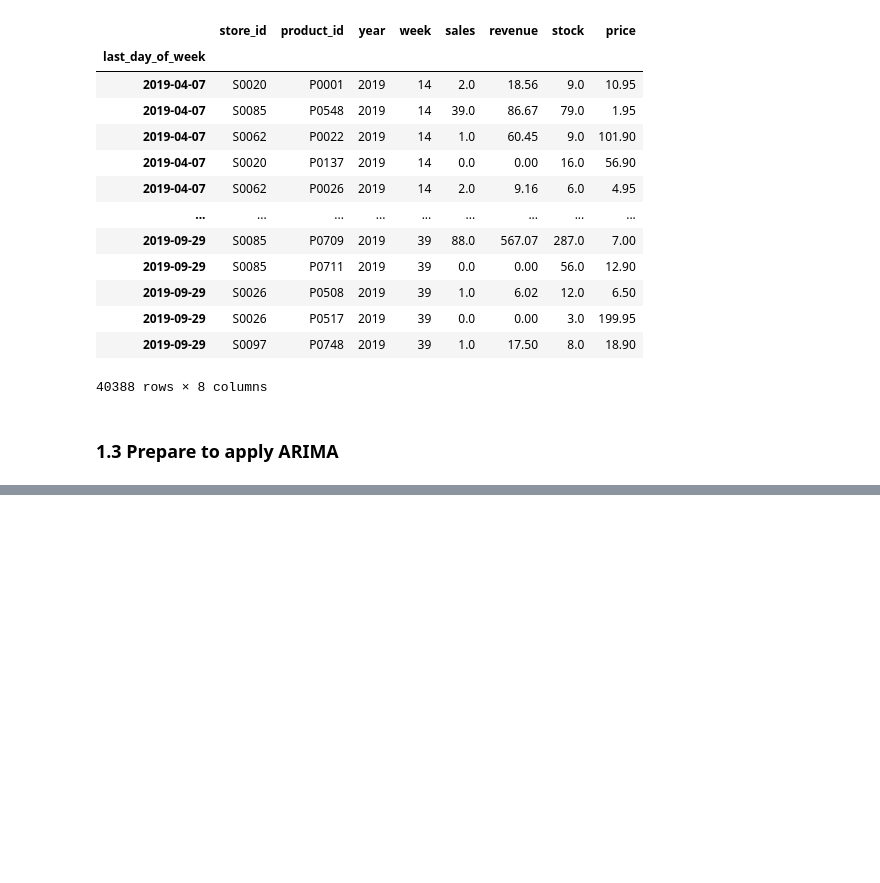
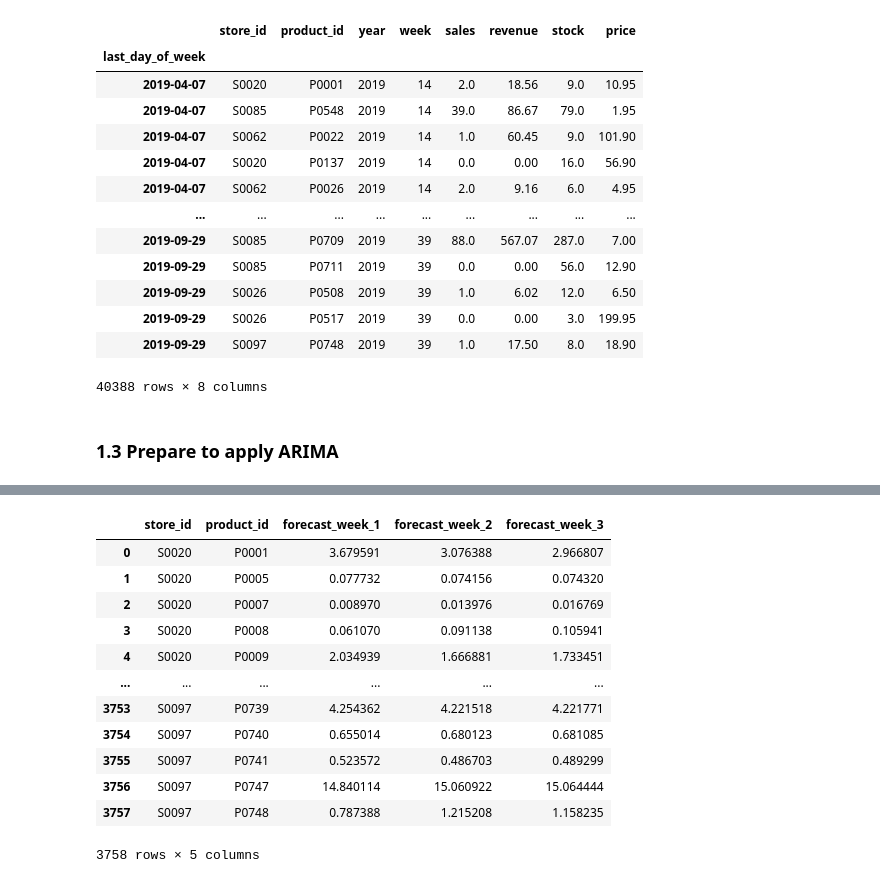
Before and after one commit to yurimfreitas/ProjectII, a Jupyter notebook: 5.1-Model_by_Yuri_last_6_month.ipynb, the cells around one changed output, grey strips where cells are left out. Saved outputs shown, nothing was run; the diff lists cells and outputs as text; code cells hidden in the pictures; blank space fills up the shorter version.

```diff
--- a/5.1-Model_by_Yuri_last_6_month.ipynb
+++ b/5.1-Model_by_Yuri_last_6_month.ipynb
@@ -143,3 +143,19 @@ too many indices for array: array is 0-dimensional, but 1 were indexed
 # Save the forecast DataFrame and the error DataFrame to CSV files
 df_forecasts.to_csv('./Files/last_6_month_forecasts.csv', index=False)
 df_product_error.to_csv('./Files/last_6_month_forecast_errors.csv', index=False)
+# %%
+df_forecasts
+# %% [output]
+|  | store_id | product_id | forecast_week_1 | forecast_week_2 | forecast_week_3 |
+| 0 | S0020 | P0001 | 3.679591 | 3.076388 | 2.966807 |
+| 1 | S0020 | P0005 | 0.077732 | 0.074156 | 0.074320 |
+| 2 | S0020 | P0007 | 0.008970 | 0.013976 | 0.016769 |
+| 3 | S0020 | P0008 | 0.061070 | 0.091138 | 0.105941 |
+| 4 | S0020 | P0009 | 2.034939 | 1.666881 | 1.733451 |
+| ... | ... | ... | ... | ... | ... |
+| 3753 | S0097 | P0739 | 4.254362 | 4.221518 | 4.221771 |
+| 3754 | S0097 | P0740 | 0.655014 | 0.680123 | 0.681085 |
+| 3755 | S0097 | P0741 | 0.523572 | 0.486703 | 0.489299 |
+| 3756 | S0097 | P0747 | 14.840114 | 15.060922 | 15.064444 |
+| 3757 | S0097 | P0748 | 0.787388 | 1.215208 | 1.158235 |
+3758 rows × 5 columns
```
Also changed, not shown: parts of 1 cell of this notebook, 2 other files.
